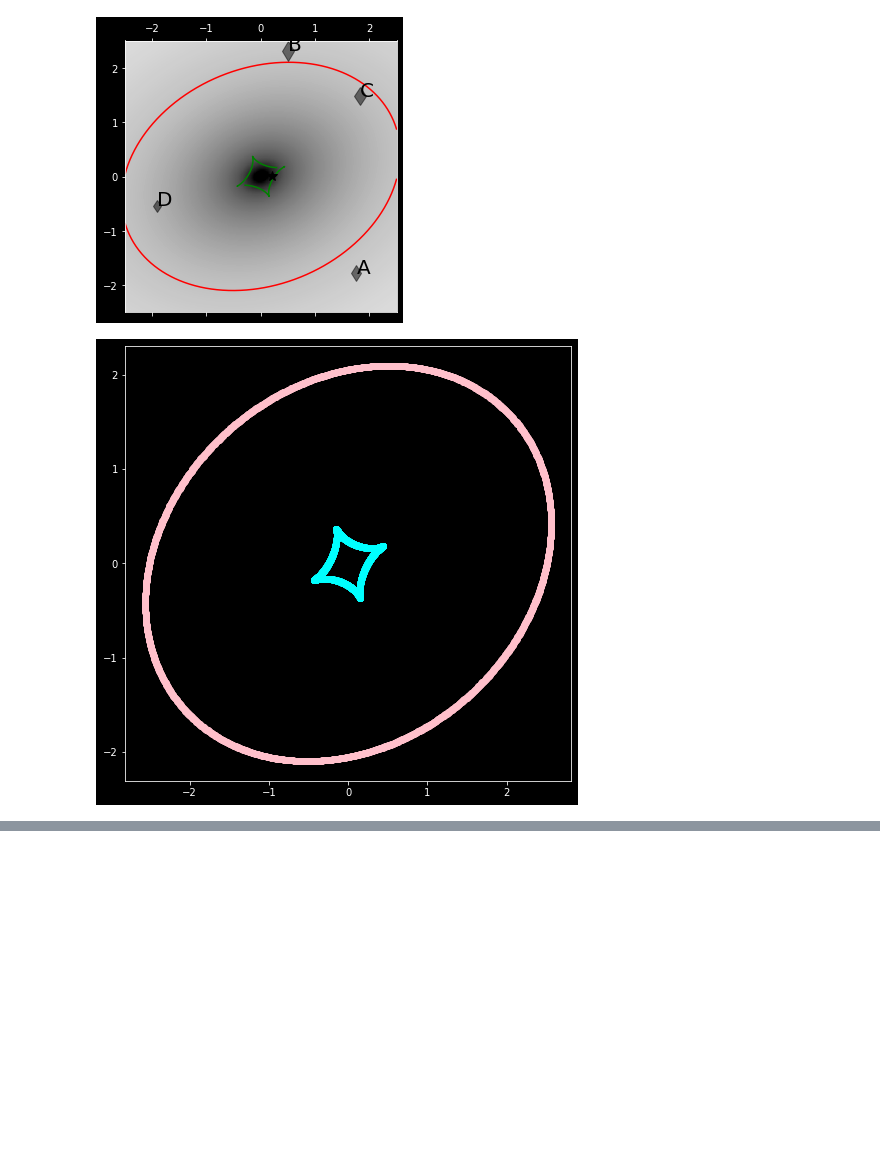
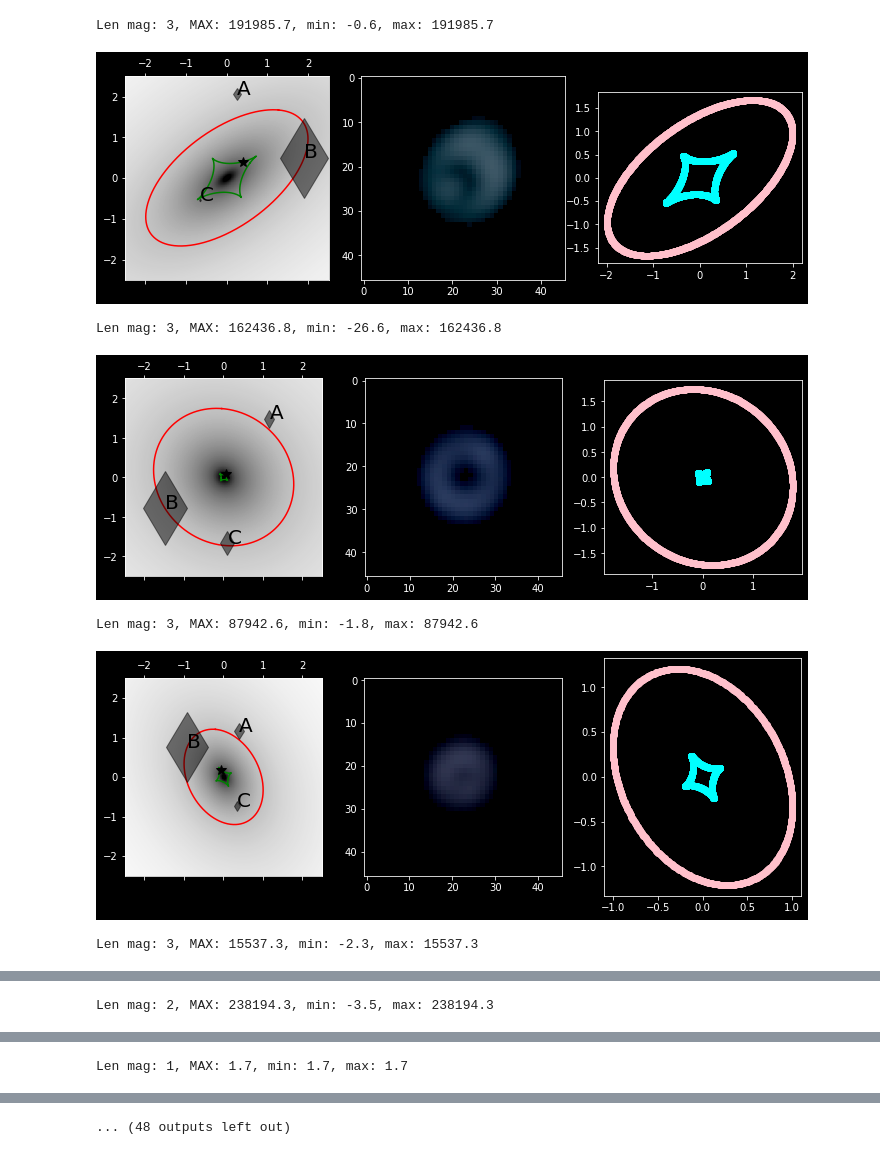
Before and after one commit to JimenaGonzalez/Strong_Lensing, a Jupyter notebook: Caustics.ipynb, the cells around one changed output, grey strips where cells are left out. Saved outputs shown, nothing was run; the diff lists cells and outputs as text; code cells hidden in the pictures; blank space fills up the shorter version.

```diff
--- a/Caustics.ipynb
+++ b/Caustics.ipynb
@@ -23,7 +30,7 @@ DES_camera = {'read_noise': 7.,  # std of noise generated by read-out (in units
               }
 
 DES_g_band_obs = {'exposure_time': 90.,  # exposure time per image (in seconds)
-                   'sky_brightness': 35.01,  # sky brightness (in magnitude per square arcseconds)
+                   'sky_brightness': 38,  # sky brightness (in magnitude per square arcseconds)
                    'magnitude_zero_point': 30,  # magnitude in which 1 count per second per arcsecond square is registered (in ADU's)
                    'num_exposures': 7,  # number of exposures that are combined
                    'seeing': 1.12,  # full width at half maximum of the PSF (if not specific psf_model is specified)
@@ -32,7 +39,7 @@ DES_g_band_obs = {'exposure_time': 90.,  # exposure time per image (in seconds)
                   }
 
 DES_r_band_obs = {'exposure_time': 90.,
-                   'sky_brightness': 34.7,
+                   'sky_brightness': 38,
                    'magnitude_zero_point': 30,
                    'num_exposures': 7,
                    'seeing': 1.12,
@@ -40,7 +47,7 @@ DES_r_band_obs = {'exposure_time': 90.,
                   }
 
 DES_i_band_obs = {'exposure_time': 90.,
-                   'sky_brightness': 35.1,
+                   'sky_brightness': 38,
                    'magnitude_zero_point': 30,
                    'num_exposures': 7,
                    'seeing': 1.12,
@@ -83,4 +90,24 @@ def distribution(z, mmax = 25.5, data=data_dist):
     radius = {'rg': rg*DES_camera['pixel_scale'], 'rr': rr*DES_camera['pixel_scale'], 'ri': ri*DES_camera['pixel_scale']}
     ellipticity = {'e1': e1, 'e2': e2}
     return(magnitude, radius, ellipticity)
+# %%
+def pick_center(ra_caustic_list, dec_caustic_list):
+    l = random.randint(0, len(ra_caustic_list)-1)
+    return(ra_caustic_list[l], dec_caustic_list[l])
+# %%
+def plots(ra, dec, kwargs_lens, image_g, image_r, image_i, ra_crit_list, dec_crit_list, ra_caustic_list, dec_caustic_list):
+
+    f, axex = plt.subplots(1, 3, figsize=(10, 7), sharex=False, sharey=False)
+
+    lens_plot.lens_model_plot(axex[0], lensModel=lensModel, kwargs_lens=kwargs_lens, sourcePos_x=ra, sourcePos_y=dec, point_source=True, with_caustics=True, fast_caustic=True, coord_inverse=False)
+
+    rgb = make_lupton_rgb(np.log10(image_g), np.log10(image_r), np.log10(image_i), Q=2., stretch=4.)
+    axex[1].imshow(rgb)
+
+    axex[2].plot(ra_caustic_list, dec_caustic_list, 'o', color='cyan')
+    axex[2].plot(ra_crit_list, dec_crit_list, 'o', color='pink')
+    axex[2].set_aspect('equal', 'box')
+
+    f.tight_layout()
+    f.show()
 # %%
@@ -157,16 +176,26 @@ print(max(ra_crit_list), max(dec_crit_list))
-# %%
-beta_ra, beta_dec = 0.2, 0.
-
-f, axex = plt.subplots(1, 1, figsize=(10, 5), sharex=False, sharey=False)
-lens_plot.lens_model_plot(axex, lensModel=lensModel, kwargs_lens=kwargs_lens, sourcePos_x=beta_ra, sourcePos_y=beta_dec, point_source=True, with_caustics=True, fast_caustic=True, coord_inverse=False)
-f.show()
-# %% [output]
-[figure, removed]
-# %%
-#make my own plot with the coordinates of the caustic (scatter)
-plt.figure(figsize=(8,8))
-plt.plot(ra_caustic_list, dec_caustic_list, 'o', color='cyan')
-plt.plot(ra_crit_list, dec_crit_list, 'o', color='pink')
-plt.show()
-# %% [output]
-[figure, removed]
+# %%
+z_lens, z_source = 0.1, 0.3
+lens_model_list = ['SIE']
+lensModel = LensModel(lens_model_list=lens_model_list)
+lensModelExt = LensModelExtensions(lensModel)
+solver = LensEquationSolver(lensModel)
+
+for i in range(30):
+    z_lens = random.uniform(0.25, 0.65)
+    z_source = random.uniform(z_lens, 1.2)
+    vel_disp = random.uniform(250, 430)
+
+    magnitude, radius, ellipticity = distribution(z_lens)
+    e1, e2 = ellipticity['e1'], ellipticity['e2']
+
+    kwargs_mass = [{'sigma_v': vel_disp, 'center_x': 0, 'center_y': 0, 'e1': e1, 'e2': e2}]
+    simulation(z_lens, z_source, kwargs_mass, solver)
+    plt.show()
+# %% [output]
+Len mag: 3, MAX: 191985.7, min: -0.6, max: 191985.7
+[figure, added]
+Len mag: 3, MAX: 162436.8, min: -26.6, max: 162436.8
+[figure, added]
+Len mag: 3, MAX: 87942.6, min: -1.8, max: 87942.6
+[figure, added]
+Len mag: 3, MAX: 15537.3, min: -2.3, max: 15537.3
@@ -172,0 +203 @@ plt.show()
+Len mag: 2, MAX: 238194.3, min: -3.5, max: 238194.3
@@ -172,0 +205 @@ plt.show()
+Len mag: 1, MAX: 1.7, min: 1.7, max: 1.7
@@ -172,0 +207 @@ plt.show()
+... (48 outputs left out)
```
Also changed, not shown: parts of 5 cells of this notebook.
